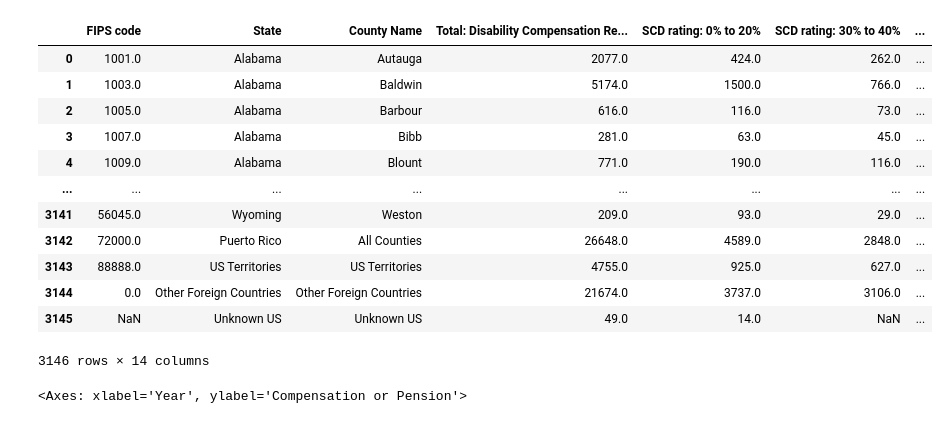
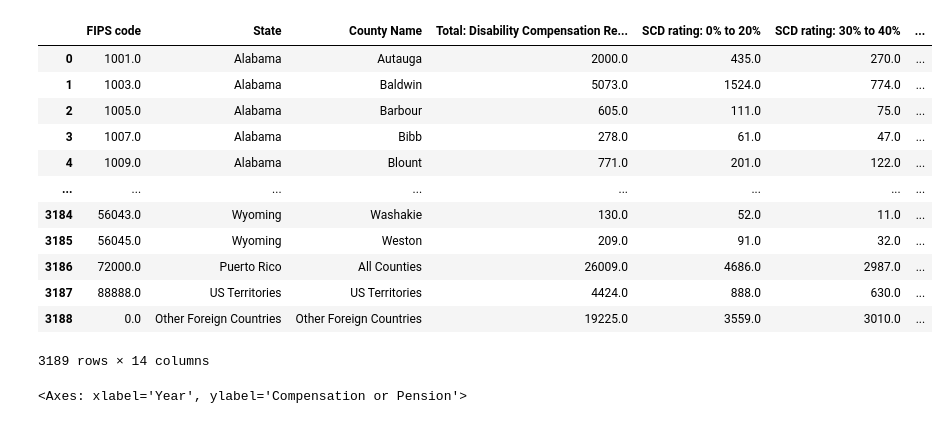
Before and after one commit to nicduffee/project1, a Jupyter notebook: Disability.ipynb, the cells around one changed output. Saved outputs shown, nothing was run; the diff lists cells and outputs as text; code cells hidden in the pictures.

```diff
--- a/Disability.ipynb
+++ b/Disability.ipynb
@@ -1,32 +1,32 @@
 # %%
 import matplotlib.pyplot as plt
 import pandas as pd
 import scipy.stats as st
 import numpy as np
 from scipy.stats import linregress
 
 compensation_2015 = pd.read_csv("Resources/Programs/Compensation_by_County_2015.csv")
 compensation_2017 = pd.read_csv("Resources/Programs/Compensation_by_County_2017.csv")
 compensation_2020 = pd.read_csv("Resources/Programs/Compensation_by_County_2020.csv")
 compensation_2021 = pd.read_csv("Resources/Programs/Compenstion_by_County_2021.csv")
 program_users = pd.read_csv("Resources/Programs/Users_by_Program__2010_2021.csv")
 
 
-compensation_2021
+compensation_2020
 # %% [output]
 |  | FIPS code | State | County Name | Total: Disability Compensation Re... | SCD rating: 0% to 20% | SCD rating: 30% to 40% | ... |
-| 0 | 1001.0 | Alabama | Autauga | 2077.0 | 424.0 | 262.0 | ... |
-| 1 | 1003.0 | Alabama | Baldwin | 5174.0 | 1500.0 | 766.0 | ... |
-| 2 | 1005.0 | Alabama | Barbour | 616.0 | 116.0 | 73.0 | ... |
-| 3 | 1007.0 | Alabama | Bibb | 281.0 | 63.0 | 45.0 | ... |
-| 4 | 1009.0 | Alabama | Blount | 771.0 | 190.0 | 116.0 | ... |
+| 0 | 1001.0 | Alabama | Autauga | 2000.0 | 435.0 | 270.0 | ... |
+| 1 | 1003.0 | Alabama | Baldwin | 5073.0 | 1524.0 | 774.0 | ... |
+| 2 | 1005.0 | Alabama | Barbour | 605.0 | 111.0 | 75.0 | ... |
+| 3 | 1007.0 | Alabama | Bibb | 278.0 | 61.0 | 47.0 | ... |
+| 4 | 1009.0 | Alabama | Blount | 771.0 | 201.0 | 122.0 | ... |
 | ... | ... | ... | ... | ... | ... | ... | ... |
-| 3141 | 56045.0 | Wyoming | Weston | 209.0 | 93.0 | 29.0 | ... |
-| 3142 | 72000.0 | Puerto Rico | All Counties | 26648.0 | 4589.0 | 2848.0 | ... |
-| 3143 | 88888.0 | US Territories | US Territories | 4755.0 | 925.0 | 627.0 | ... |
-| 3144 | 0.0 | Other Foreign Countries | Other Foreign Countries | 21674.0 | 3737.0 | 3106.0 | ... |
-| 3145 | NaN | Unknown US | Unknown US | 49.0 | 14.0 | NaN | ... |
+| 3184 | 56043.0 | Wyoming | Washakie | 130.0 | 52.0 | 11.0 | ... |
+| 3185 | 56045.0 | Wyoming | Weston | 209.0 | 91.0 | 32.0 | ... |
+| 3186 | 72000.0 | Puerto Rico | All Counties | 26009.0 | 4686.0 | 2987.0 | ... |
+| 3187 | 88888.0 | US Territories | US Territories | 4424.0 | 888.0 | 630.0 | ... |
+| 3188 | 0.0 | Other Foreign Countries | Other Foreign Countries | 19225.0 | 3559.0 | 3010.0 | ... |
-3146 rows × 14 columns
+3189 rows × 14 columns
 # %%
 #graph of users
 program_users.plot(kind="scatter", x="Year", y="Compensation or Pension",
```
Also changed, not shown: parts of 12 cells of this notebook.
